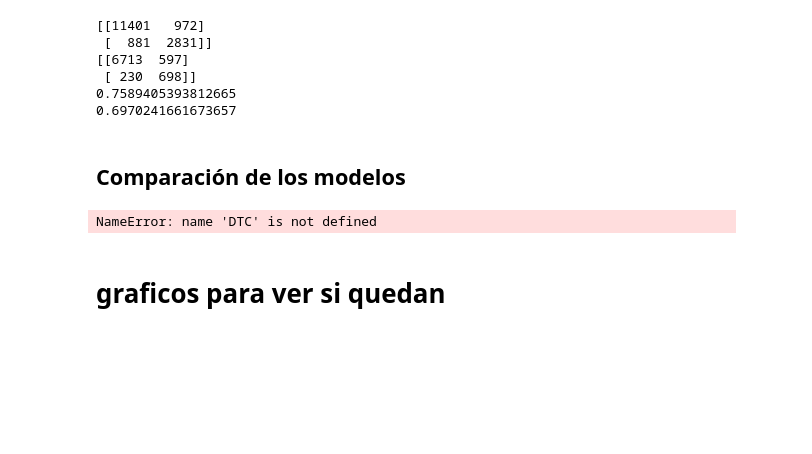
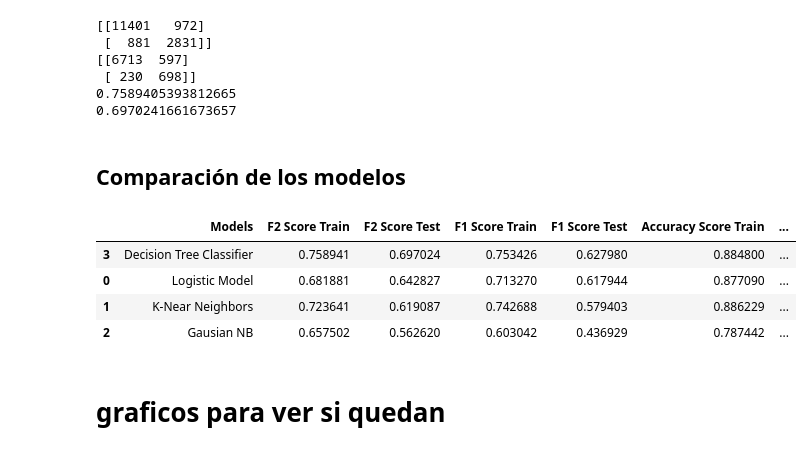
Before and after one commit to BenkosT/TP_Clasificacion, a Jupyter notebook: Notebooks/TP3-Classification_modeling.ipynb, the cells around one changed output. Cells and saved outputs as stored; diff of their text form; code cells hidden in the pictures; blank space fills up the shorter version.

Commit message:
Arbol y scores para cada modelo

```diff
--- a/Notebooks/TP3-Classification_modeling.ipynb
+++ b/Notebooks/TP3-Classification_modeling.ipynb
@@ -236,6 +260,18 @@ gaussianpredtest = gaussiannb.predict(X_test_us_std)
 GAU_ftwo_train = ftwo_scorer(gaussiannb,X_train_us_std,y_train_us)
 GAU_ftwo_test = ftwo_scorer(gaussiannb,X_test_us_std,y_test)
 
+GAU_fone_train = f1_score(y_train_us, gaussiannbpredtrain)
+GAU_fone_test = f1_score(y_test, gaussianpredtest)
+
+GAU_accuracy_train = accuracy_score(y_train_us, gaussiannbpredtrain)
+GAU_accuracy_test = accuracy_score(y_test, gaussianpredtest)
+
+GAU_ROC_train = roc_auc_score(y_train_us, gaussiannbpredtrain)
+GAU_ROC_test = roc_auc_score(y_test, gaussianpredtest)
+
+GAU_recall_train = recall_score(y_train_us, gaussiannbpredtrain)
+GAU_recall_test = recall_score(y_test, gaussianpredtest)
+
 
 print(confusion_matrix(y_train_us, gaussiannbpredtrain))
 print(confusion_matrix(y_test, gaussianpredtest))
@@ -264,6 +305,18 @@ dtreepredtest = dtree.predict(X_test_us)
 DTREE_ftwo_train = ftwo_scorer(dtree,X_train_us,y_train_us)
 DTREE_ftwo_test = ftwo_scorer(dtree,X_test_us,y_test)
 
+DTREE_fone_train = f1_score(y_train_us, dtreepredtrain)
+DTREE_fone_test = f1_score(y_test, dtreepredtest)
+
+DTREE_accuracy_train = accuracy_score(y_train_us, dtreepredtrain)
+DTREE_accuracy_test = accuracy_score(y_test, dtreepredtest)
+
+DTREE_ROC_train = roc_auc_score(y_train_us, dtreepredtrain)
+DTREE_ROC_test = roc_auc_score(y_test, dtreepredtest)
+
+DTREE_recall_train = recall_score(y_train_us, dtreepredtrain)
+DTREE_recall_test = recall_score(y_test, dtreepredtest)
+
 
 print(confusion_matrix(y_train_us, dtreepredtrain))
 print(confusion_matrix(y_test, dtreepredtest))
@@ -279,15 +366,26 @@ print(DTREE_ftwo_test)
 # %% [markdown]
 ## **Comparación de los modelos**
-# %%
-models = pd.DataFrame({
-                'Models': ['Decision Tree Classifier',
-                           'K-Near Neighbors', 'Logistic Model', 'Gausian NB'],
-                'Score Train':  [DTC, K-NEAR, LG_recall_train, GAUSIAN],
-                'Score Test': [DTC, K-NEAR, LG_recall_test, GAUSIAN]})
-
-models.sort_values(by='Score', ascending=False)
-# %% [output]
-NameError: name 'DTC' is not defined
+# %%
+models = pd.DataFrame({'Models': ['Logistic Model', 'K-Near Neighbors',
+                                   'Gausian NB', 'Decision Tree Classifier'],
+                       'F2 Score Train':  [LG_ftwo_train, KNN_ftwo_train, GAU_ftwo_train, DTREE_ftwo_train],
+                       'F2 Score Test': [LG_ftwo_test, KNN_ftwo_test, GAU_ftwo_test, DTREE_ftwo_test],
+                       'F1 Score Train':  [LG_fone_train, KNN_fone_train, GAU_fone_train, DTREE_fone_train],
+                       'F1 Score Test': [LG_fone_test, KNN_fone_test, GAU_fone_test, DTREE_fone_test],
+                       'Accuracy Score Train':  [LG_accuracy_train, KNN_accuracy_train, GAU_accuracy_train, DTREE_accuracy_train],
+                       'Accuracy Score Test': [LG_accuracy_test, KNN_accuracy_test, GAU_accuracy_test, DTREE_accuracy_test],
+                       'ROC Score Train':  [LG_ROC_train, KNN_ROC_train, GAU_ROC_train, DTREE_ROC_train],
+                       'ROC Score Test': [LG_ROC_test, KNN_ROC_test, GAU_ROC_test, DTREE_ROC_test],
+                       'Recall Score Train':  [LG_recall_train, KNN_recall_train, GAU_recall_train, DTREE_recall_train],
+                       'Recall Score Test': [LG_recall_test, KNN_recall_test, GAU_recall_test, DTREE_recall_test]})
+
+models.sort_values(by='F2 Score Test', ascending=False)
+# %% [output]
+|  | Models | F2 Score Train | F2 Score Test | F1 Score Train | F1 Score Test | Accuracy Score Train | ... |
+| 3 | Decision Tree Classifier | 0.758941 | 0.697024 | 0.753426 | 0.627980 | 0.884800 | ... |
+| 0 | Logistic Model | 0.681881 | 0.642827 | 0.713270 | 0.617944 | 0.877090 | ... |
+| 1 | K-Near Neighbors | 0.723641 | 0.619087 | 0.742688 | 0.579403 | 0.886229 | ... |
+| 2 | Gausian NB | 0.657502 | 0.562620 | 0.603042 | 0.436929 | 0.787442 | ... |
 # %% [markdown]
 # graficos para ver si quedan
 # %%
```
Also changed, not shown: parts of 20 cells of this notebook, 1 other file.
